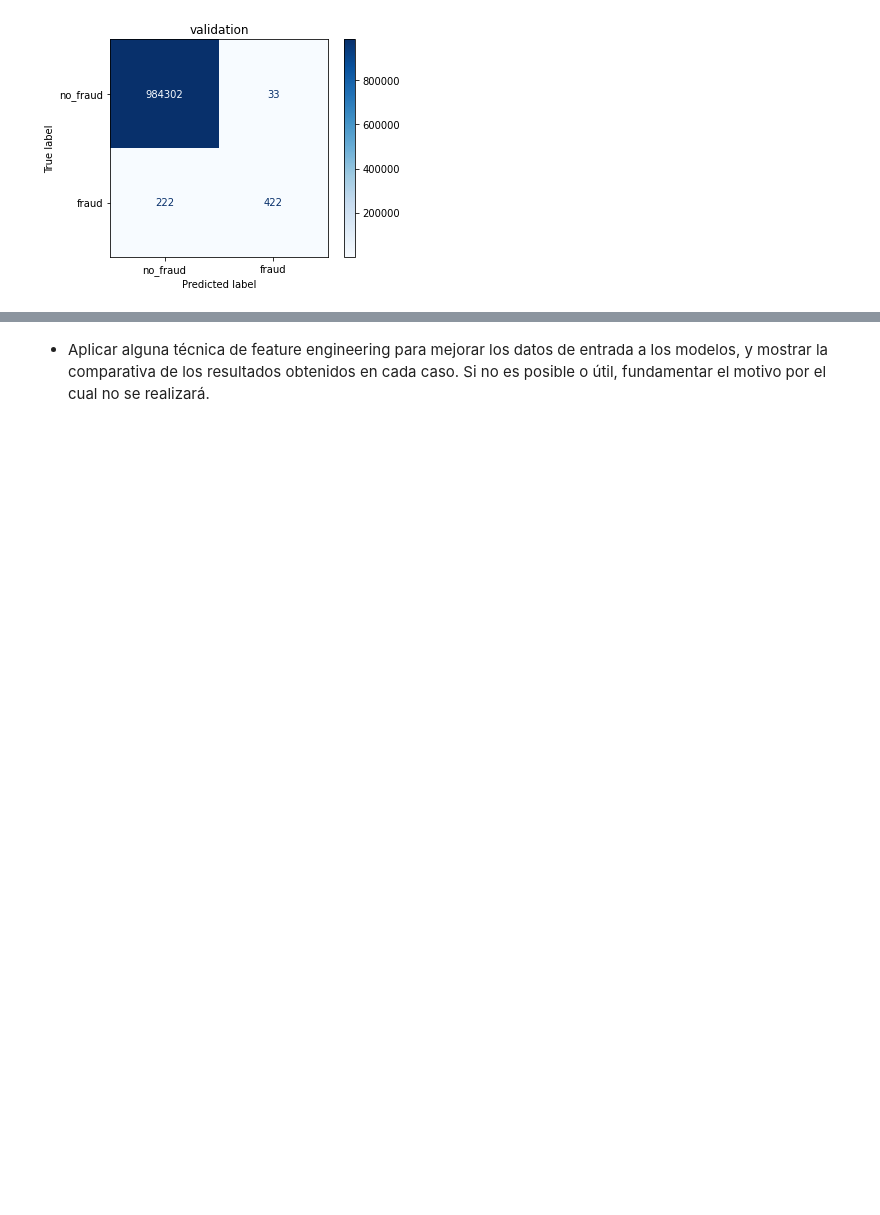
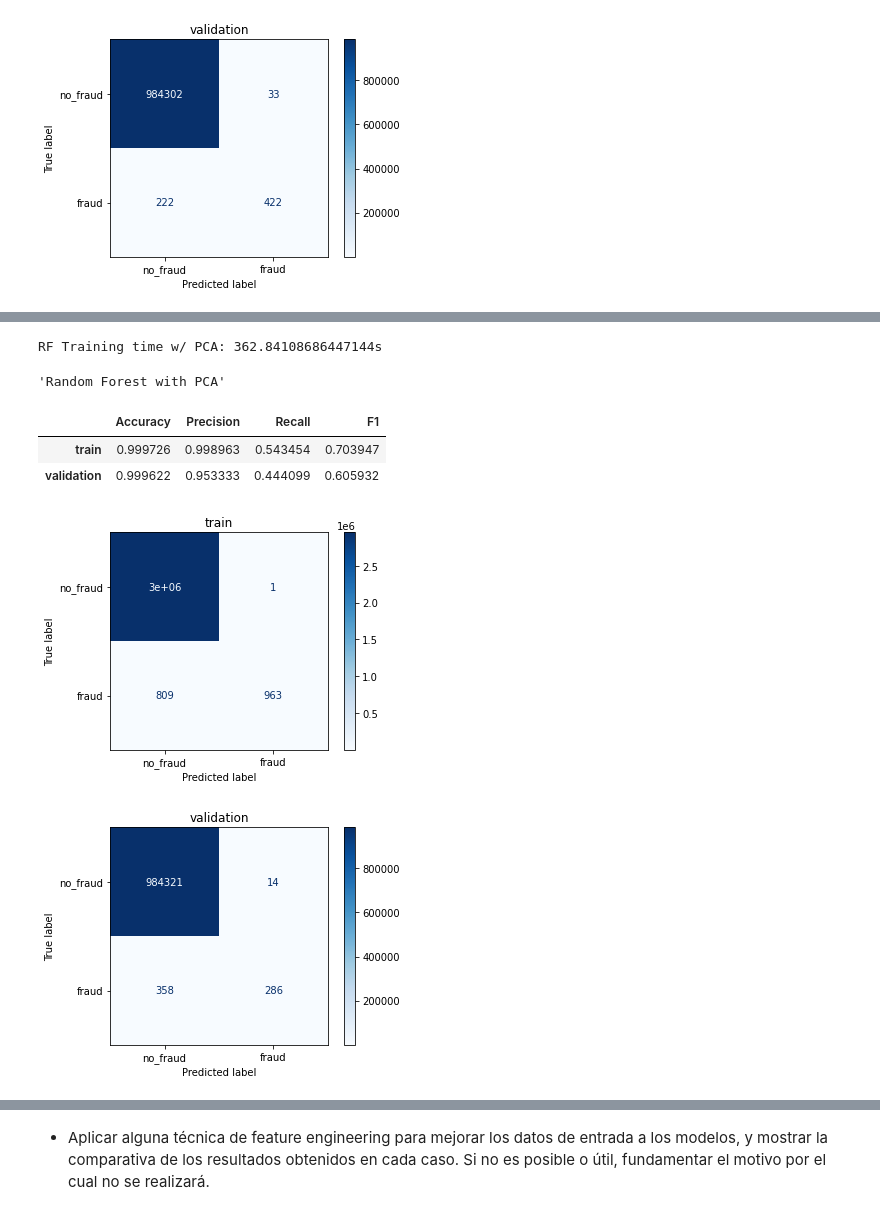
Before and after one commit to UlisesCravero/tp_ml_grupo_9, a Jupyter notebook: tp1_ML.ipynb, the cells around one changed output, grey strips where cells are left out. Saved outputs shown, nothing was run; the diff lists cells and outputs as text; code cells hidden in the pictures; blank space fills up the shorter version.

```diff
--- a/tp1_ML.ipynb
+++ b/tp1_ML.ipynb
@@ -721,0 +690,25 @@ evaluate_model(rf_model, title='Random Forest')
+# %%
+rf_best_params = {'max_depth': 20, 'max_features': 11, 'n_estimators': 10}
+
+rf_model_pca = RandomForestClassifier(**rf_best_params, random_state=42)
+rf_pipeline_pca = Pipeline([
+    ('mapper', mapper),
+    ('pca', PCA(n_components=0.95)),
+    ('classifier', rf_model_pca),
+])
+
+start = time.time()
+rf_pipeline_pca.fit(train, train.is_fraud)
+stop = time.time()
+print(f"RF Training time w/ PCA: {stop - start}s")
+# %% [output]
+RF Training time w/ PCA: 362.84108686447144s
+# %%
+evaluate_model(rf_pipeline_pca, title='Random Forest with PCA', show_cm=True)
+# %% [output]
+'Random Forest with PCA'
+|  | Accuracy | Precision | Recall | F1 |
+| train | 0.999726 | 0.998963 | 0.543454 | 0.703947 |
+| validation | 0.999622 | 0.953333 | 0.444099 | 0.605932 |
+[figure, added]
+[figure, added]
```
Also changed, not shown: parts of 27 cells of this notebook, 1 other file.
